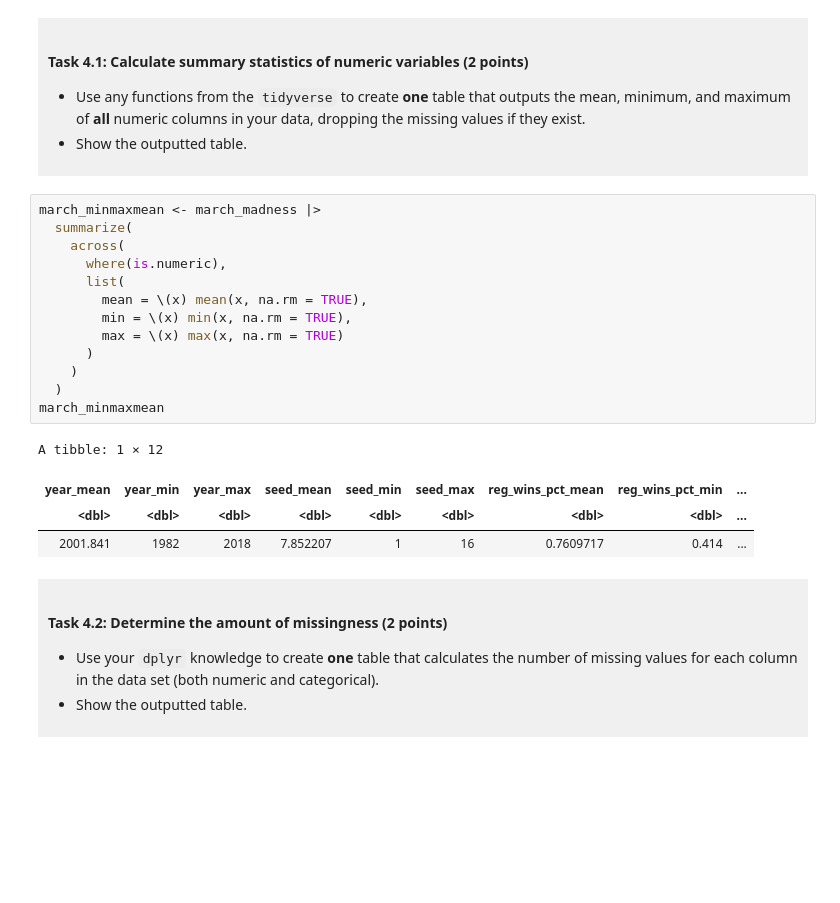
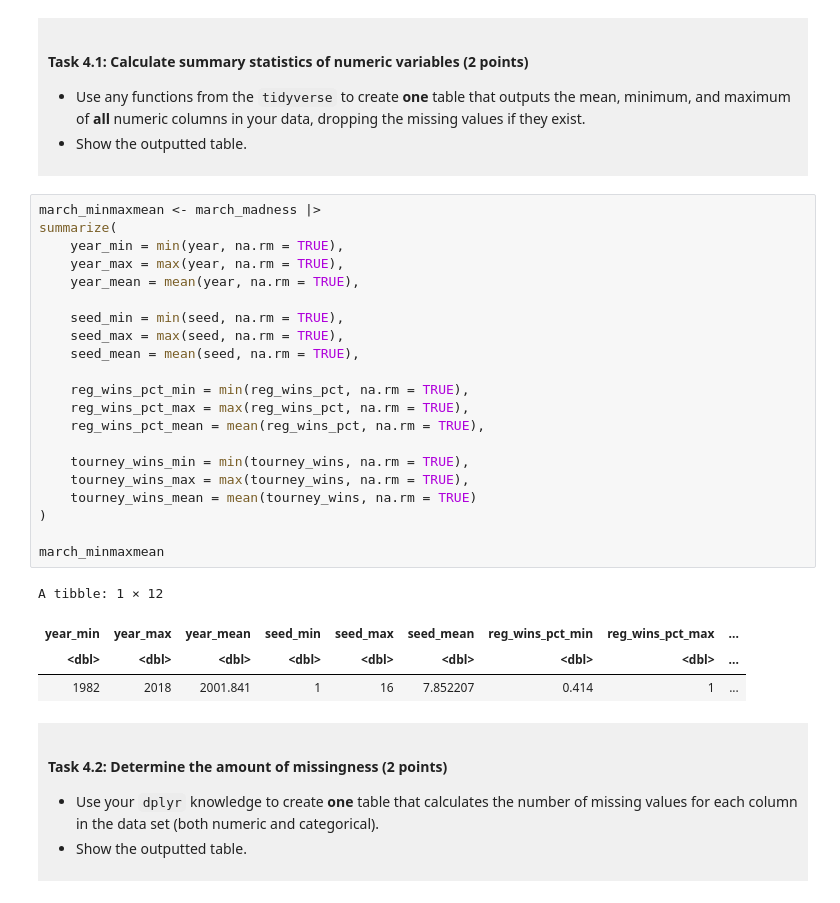
Before and after one commit to Onion21212121/DSCI100_project_AnYan, a Jupyter notebook: dsci-100-project-notebook.ipynb, the cells around one changed output. Saved outputs shown, nothing was run; the diff lists cells and outputs as text; blank space fills up the shorter version.

```diff
--- a/dsci-100-project-notebook.ipynb
+++ b/dsci-100-project-notebook.ipynb
@@ -285,22 +275,30 @@ You will refine your research question (if needed) and produce a tidy data set.
 </div>
 # %%
 march_minmaxmean <- march_madness |>
-  summarize(
-    across(
-      where(is.numeric),
-      list(
-        mean = \(x) mean(x, na.rm = TRUE),
-        min = \(x) min(x, na.rm = TRUE),
-        max = \(x) max(x, na.rm = TRUE)
-      )
-    )
-  )
+summarize(
+    year_min = min(year, na.rm = TRUE),
+    year_max = max(year, na.rm = TRUE),
+    year_mean = mean(year, na.rm = TRUE),
+
+    seed_min = min(seed, na.rm = TRUE),
+    seed_max = max(seed, na.rm = TRUE),
+    seed_mean = mean(seed, na.rm = TRUE),
+
+    reg_wins_pct_min = min(reg_wins_pct, na.rm = TRUE),
+    reg_wins_pct_max = max(reg_wins_pct, na.rm = TRUE),
+    reg_wins_pct_mean = mean(reg_wins_pct, na.rm = TRUE),
+
+    tourney_wins_min = min(tourney_wins, na.rm = TRUE),
+    tourney_wins_max = max(tourney_wins, na.rm = TRUE),
+    tourney_wins_mean = mean(tourney_wins, na.rm = TRUE)
+)
+
 march_minmaxmean
 # %% [output]
 A tibble: 1 × 12
-| year_mean | year_min | year_max | seed_mean | seed_min | seed_max | reg_wins_pct_mean | reg_wins_pct_min | ... |
+| year_min | year_max | year_mean | seed_min | seed_max | seed_mean | reg_wins_pct_min | reg_wins_pct_max | ... |
 | <dbl> | <dbl> | <dbl> | <dbl> | <dbl> | <dbl> | <dbl> | <dbl> | ... |
-| 2001.841 | 1982 | 2018 | 7.852207 | 1 | 16 | 0.7609717 | 0.414 | ... |
+| 1982 | 2018 | 2001.841 | 1 | 16 | 7.852207 | 0.414 | 1 | ... |
 # %% [markdown]
 <div style="background-color: #f0f0f0; padding: 10px;">
 
```
Also changed, not shown: parts of 8 cells of this notebook.
